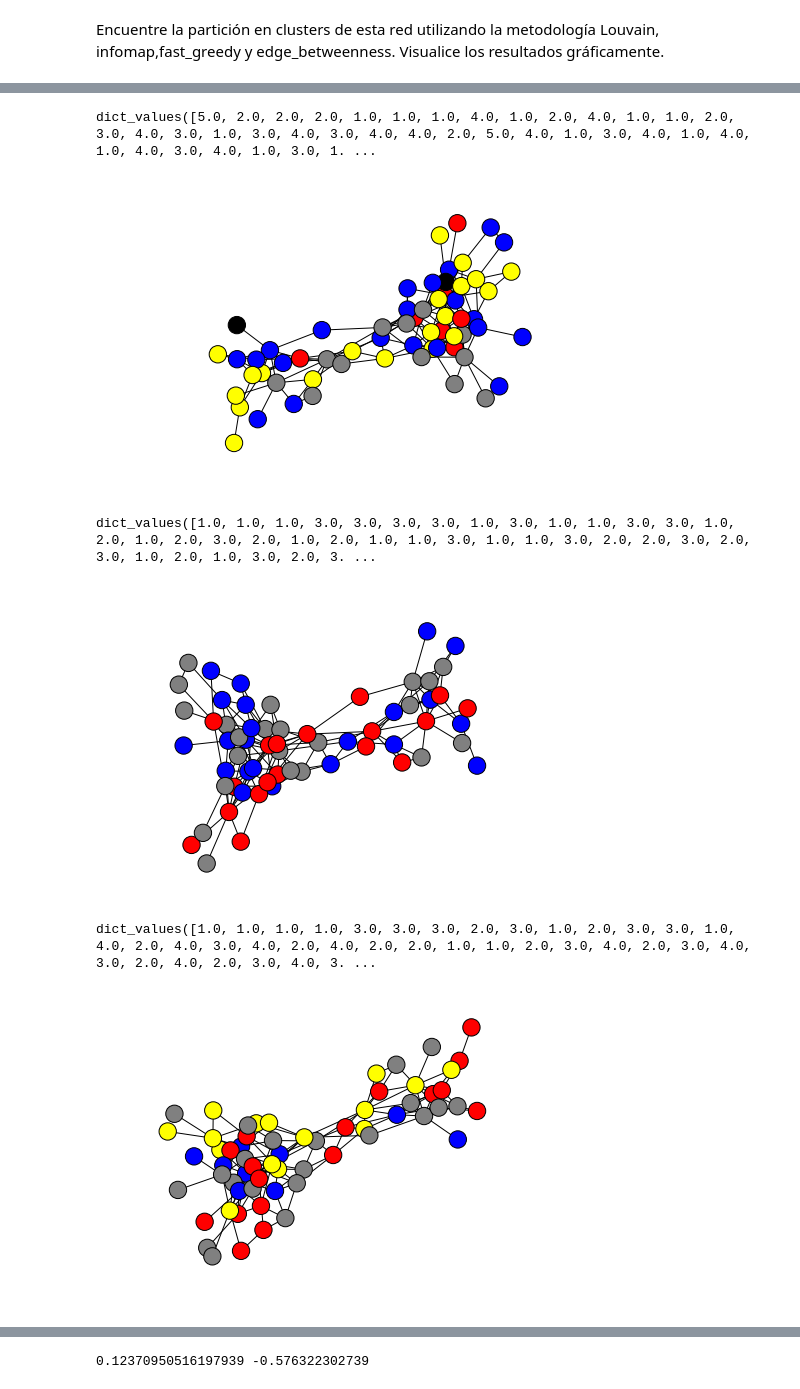
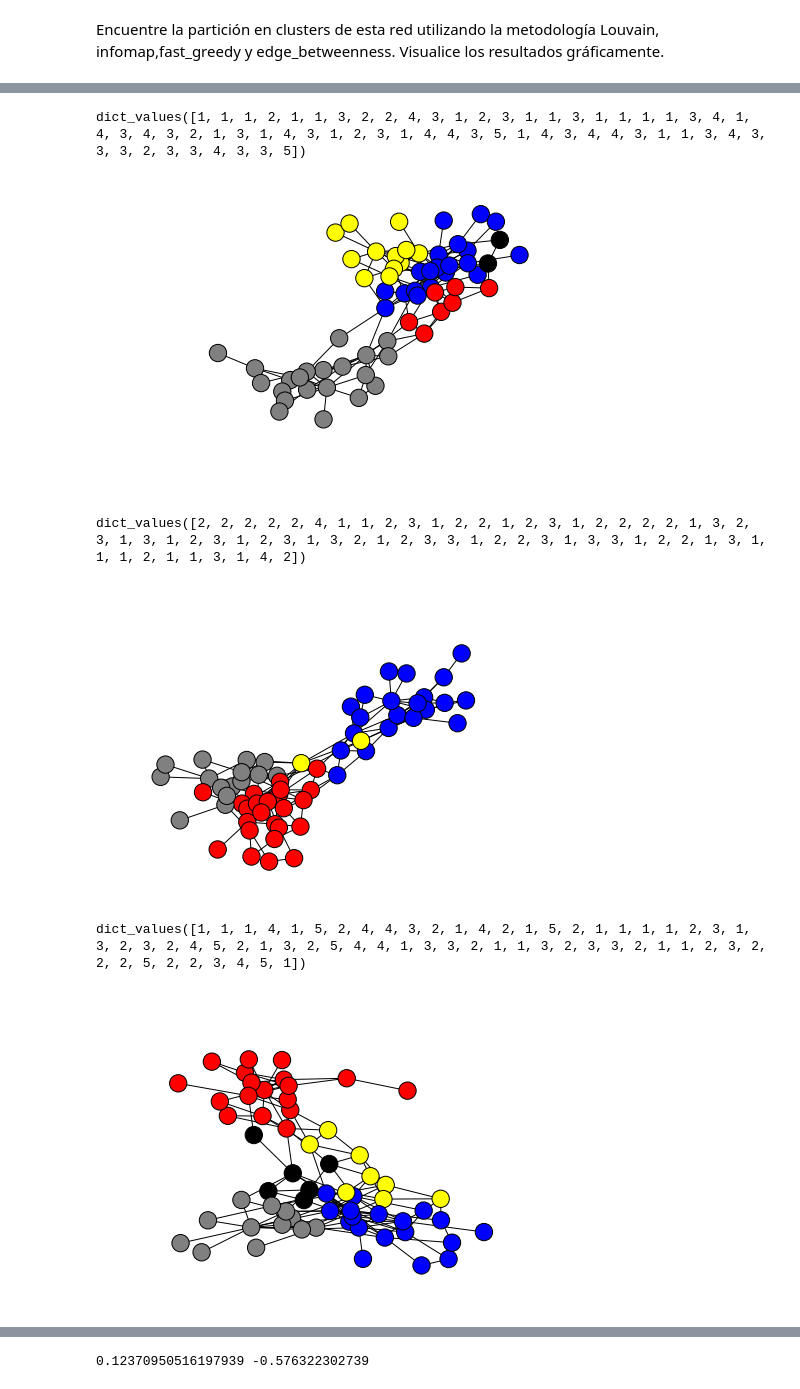
Before and after one commit to yuditsabet/TP3, a Jupyter notebook: tc03/TP3.ipynb, the cells around one changed output, grey strips where cells are left out. Saved outputs shown, nothing was run; the diff lists cells and outputs as text; code cells hidden in the pictures.

```diff
--- a/tc03/TP3.ipynb
+++ b/tc03/TP3.ipynb
@@ -69,42 +73,44 @@ def community(nxG, algorithm, fig_name = "G"):
     nx.write_gml(nxG, gml_file_name)
 
     igG = robjects.r('''
-        f <- function(file, algorithm, fig_name){
+        f <- function(file, algorithm, fig_name, v_names){
             require("igraph")
 
-            G <- read_graph(file, "gml")
+            G <- read.graph(file, "gml")
+            V(G)$name <- as.character(unlist(v_names))
             #format = c("edgelist", "pajek", "ncol", "lgl", "graphml","dimacs", "graphdb", "gml", "dl"), ...)
 
             if(algorithm == "fast_greedy"){
-                c <- cluster_fast_greedy(G,
-                    merges = TRUE,
-                    modularity = TRUE,
-                    membership = TRUE)
+                c <- fastgreedy.community(G)
+                #c <- cluster_fast_greedy(G, merges = TRUE, modularity = TRUE, membership = TRUE)
             }
 
             if(algorithm == "edge_betweenness"){
-                c <- cluster_edge_betweenness(G,directed = FALSE,edge.betweenness = TRUE)
+                c <- edge.betweenness.community(G)
+                #c <- cluster_edge_betweenness(G,directed = FALSE,edge.betweenness = TRUE)
             }
 
             if(algorithm == "louvain"){
-                c <- cluster_louvain(G)
+                c <- multilevel.community(G)
+                #c <- cluster_louvain(G)
             }
 
             if(algorithm == "infomap"){
-                c <- cluster_infomap(G)
+                #c <- cluster_infomap(G)
+                c <- infomap.community(G)
             }
 
             svg(fig_name)
             plot(c, G)
             dev.off()
 
-            return(membership(c))
+            return(list(membership(c), as.character(V(G)$name)))
         }
     ''')
 
-    labels = igG(gml_file_name, algorithm, fig_name)
+    labels = igG(gml_file_name, algorithm, fig_name, list(dict(nxG.nodes(data=True)).keys()))
     os.remove(gml_file_name)
-    return np.array(labels)
+    return {name: int(label) for name, label in zip(labels[1],labels[0])}
 # %%
 labels_fastgreedy = community(delfines,"fast_greedy")
 labels_bet = community(delfines,"edge_betweenness")
@@ -113,39 +135,31 @@ labels_infomap = community(delfines,"infomap")
 # %%
-comunidades = dict()
-
-for d,i in zip(delfines,labels_bet):
-    comunidades[d]=i
+comunidades=labels_bet
 
 nx.set_node_attributes(delfines, comunidades, 'edge_betweenness')
 nx.draw(delfines,node_color=["blue" if g==1.0 else "red" if g==2.0 else "grey" if g==3.0
                               else "yellow" if g==4.0 else "black" if g==5.0 else "green" for g in nx.get_node_attributes(delfines,"edge_betweenness").values()],)
 print (nx.get_node_attributes(delfines, 'edge_betweenness').values())
 # %% [output]
-dict_values([5.0, 2.0, 2.0, 2.0, 1.0, 1.0, 1.0, 4.0, 1.0, 2.0, 4.0, 1.0, 1.0, 2.0, 3.0, 4.0, 3.0, 1.0, 3.0, 4.0, 3.0, 4.0, 4.0, 2.0, 5.0, 4.0, 1.0, 3.0, 4.0, 1.0, 4.0, 1.0, 4.0, 3.0, 4.0, 1.0, 3.0, 1. ...
+dict_values([1, 1, 1, 2, 1, 1, 3, 2, 2, 4, 3, 1, 2, 3, 1, 1, 3, 1, 1, 1, 1, 3, 4, 1, 4, 3, 4, 3, 2, 1, 3, 1, 4, 3, 1, 2, 3, 1, 4, 4, 3, 5, 1, 4, 3, 4, 4, 3, 1, 1, 3, 4, 3, 3, 3, 2, 3, 3, 4, 3, 3, 5])
-[figure, old version]
+[figure, new version]
 # %%
-comunidades = dict()
-
-for d,i in zip(delfines,labels_fastgreedy):
-    comunidades[d]=i
+comunidades=labels_fastgreedy
 
 nx.set_node_attributes(delfines, comunidades, 'fastgreedy')
 nx.draw(delfines,node_color=["blue" if g==1.0 else "red" if g==2.0 else "grey" if g==3.0
                               else "yellow" if g==4.0 else "black" if g==5.0 else "green" for g in nx.get_node_attributes(delfines,"fastgreedy").values()],)
 print (nx.get_node_attributes(delfines, "fastgreedy").values())
 # %% [output]
-dict_values([1.0, 1.0, 1.0, 3.0, 3.0, 3.0, 3.0, 1.0, 3.0, 1.0, 1.0, 3.0, 3.0, 1.0, 2.0, 1.0, 2.0, 3.0, 2.0, 1.0, 2.0, 1.0, 1.0, 3.0, 1.0, 1.0, 3.0, 2.0, 2.0, 3.0, 2.0, 3.0, 1.0, 2.0, 1.0, 3.0, 2.0, 3. ...
+dict_values([2, 2, 2, 2, 2, 4, 1, 1, 2, 3, 1, 2, 2, 1, 2, 3, 1, 2, 2, 2, 2, 1, 3, 2, 3, 1, 3, 1, 2, 3, 1, 2, 3, 1, 3, 2, 1, 2, 3, 3, 1, 2, 2, 3, 1, 3, 3, 1, 2, 2, 1, 3, 1, 1, 1, 2, 1, 1, 3, 1, 4, 2])
-[figure, old version]
+[figure, new version]
 # %%
-comunidades = dict()
-for d,i in zip(delfines,labels_louvain):
-    comunidades[d]=i
+comunidades = labels_louvain
 
 nx.set_node_attributes(delfines, comunidades, 'louvain')
 nx.draw(delfines,node_color=["blue" if g==1.0 else "red" if g==2.0 else "grey" if g==3.0
                               else "yellow" if g==4.0 else "black" if g==5.0 else "green" for g in nx.get_node_attributes(delfines,"louvain").values()],)
 print (nx.get_node_attributes(delfines, "louvain").values())
 # %% [output]
-dict_values([1.0, 1.0, 1.0, 1.0, 3.0, 3.0, 3.0, 2.0, 3.0, 1.0, 2.0, 3.0, 3.0, 1.0, 4.0, 2.0, 4.0, 3.0, 4.0, 2.0, 4.0, 2.0, 2.0, 1.0, 1.0, 2.0, 3.0, 4.0, 2.0, 3.0, 4.0, 3.0, 2.0, 4.0, 2.0, 3.0, 4.0, 3. ...
+dict_values([1, 1, 1, 4, 1, 5, 2, 4, 4, 3, 2, 1, 4, 2, 1, 5, 2, 1, 1, 1, 1, 2, 3, 1, 3, 2, 3, 2, 4, 5, 2, 1, 3, 2, 5, 4, 4, 1, 3, 3, 2, 1, 1, 3, 2, 3, 3, 2, 1, 1, 2, 3, 2, 2, 2, 5, 2, 2, 3, 4, 5, 1])
-[figure, old version]
+[figure, new version]
 # %%
```
Also changed, not shown: parts of 9 cells of this notebook.
